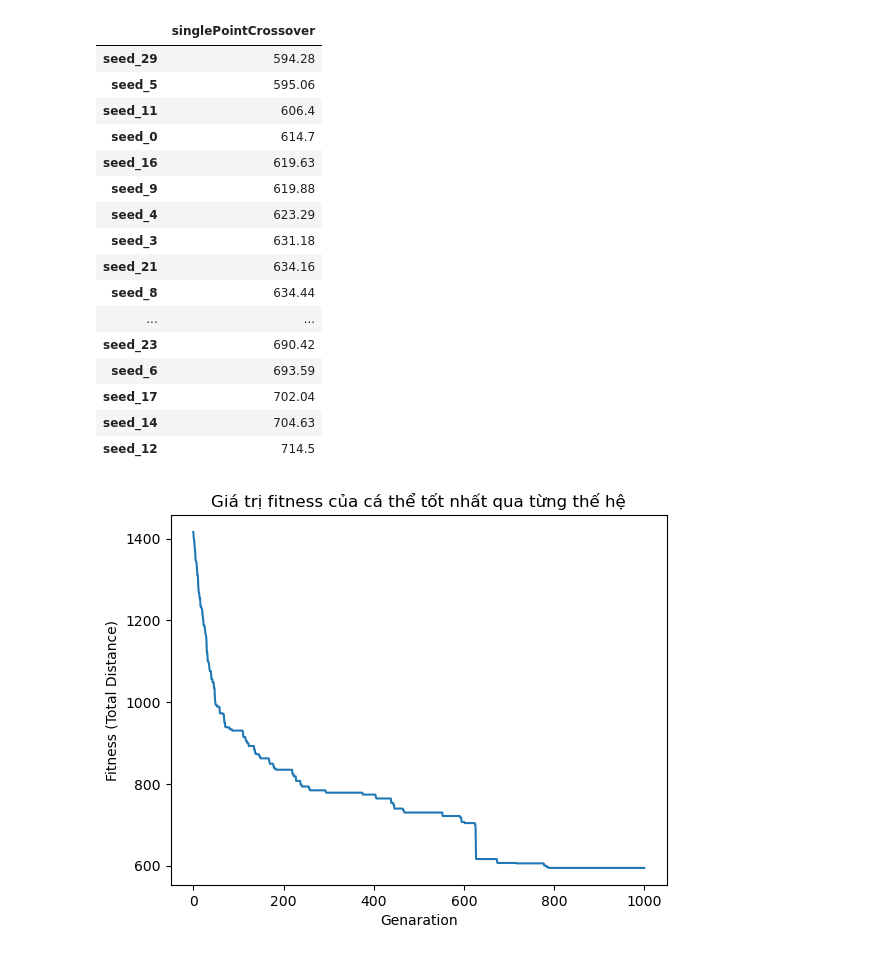
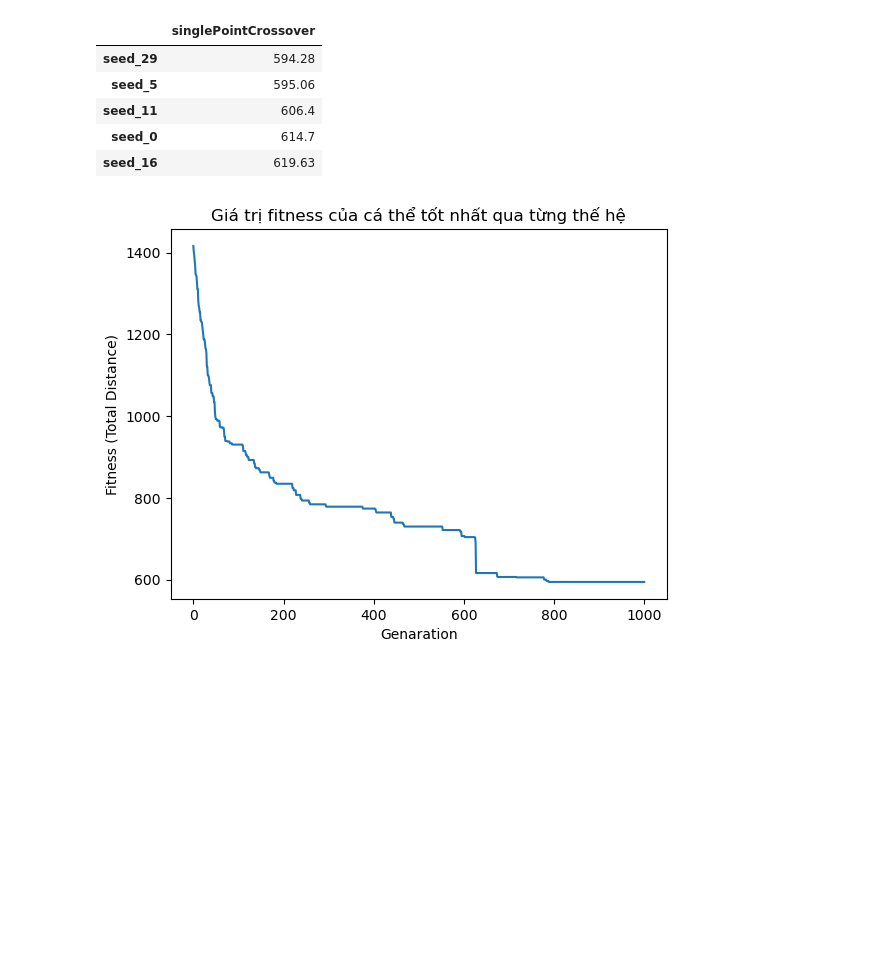
Before and after one commit to nguyenhoanganh2002/TSP-problem-using-Genetic-Algorithms, a Jupyter notebook: tsp-using-ga.ipynb, the cells around one changed output. Drawn from its saved outputs; the diff is of its cells as text; code cells hidden in the pictures; blank space fills up the shorter version.

```diff
--- a/tsp-using-ga.ipynb
+++ b/tsp-using-ga.ipynb
@@ -214,39 +289,32 @@ cities, dis_mat = getDistance(path="/kaggle/input/tsp51cities/TSP51.txt", ftype=
 
 GA_with_singlePointCrossover = []
 minimum = 1e8
-record_pop, record_fitness = None, None
+singlePoint_pop, record_fitness = None, None
+
+start = timeit.default_timer()
 
 for i in range(30):
     random.seed(i)
     population = initPopulation(cities, size=100) # Khởi tạo quần thể đầu tiên
-    pop, fitness = GA(population=population, crossover_func=singlePointCrossover)
+    pop, fitness = GA(population=population, crossover_func=singlePointCrossover, lenCities=len(cities))
     if minimum > pop[0][0]:
         minimum = pop[0][0]
-        record_pop, record_fitness = pop, fitness
+        singlePoint_pop, record_fitness = pop, fitness
 
     GA_with_singlePointCrossover.append([round(pop[0][0], 2), "seed_" + str(i)])
+
+siglePoint_time = round((timeit.default_timer() - start)/30, 2)
 # %%
 # Giá trị fitness tốt nhất trên từng random_seed
 GA_with_singlePointCrossover = np.array(sorted(GA_with_singlePointCrossover))
-pd.DataFrame(data=GA_with_singlePointCrossover[:,0], index=GA_with_singlePointCrossover[:,1], columns=['singlePointCrossover'])
+pd.DataFrame(data=GA_with_singlePointCrossover[:,0], index=GA_with_singlePointCrossover[:,1], columns=['singlePointCrossover']).head()
 # %% [output]
 |  | singlePointCrossover |
 | seed_29 | 594.28 |
 | seed_5 | 595.06 |
 | seed_11 | 606.4 |
 | seed_0 | 614.7 |
 | seed_16 | 619.63 |
-| seed_9 | 619.88 |
-| seed_4 | 623.29 |
-| seed_3 | 631.18 |
-| seed_21 | 634.16 |
-| seed_8 | 634.44 |
-| ... | ... |
-| seed_23 | 690.42 |
-| seed_6 | 693.59 |
-| seed_17 | 702.04 |
-| seed_14 | 704.63 |
-| seed_12 | 714.5 |
 # %%
 # Biến thiên fitness qua từng thế hệ trên random_seed tốt nhất
 x=[i for i in range(1001)]
```
Also changed, not shown: parts of 9 cells of this notebook.
